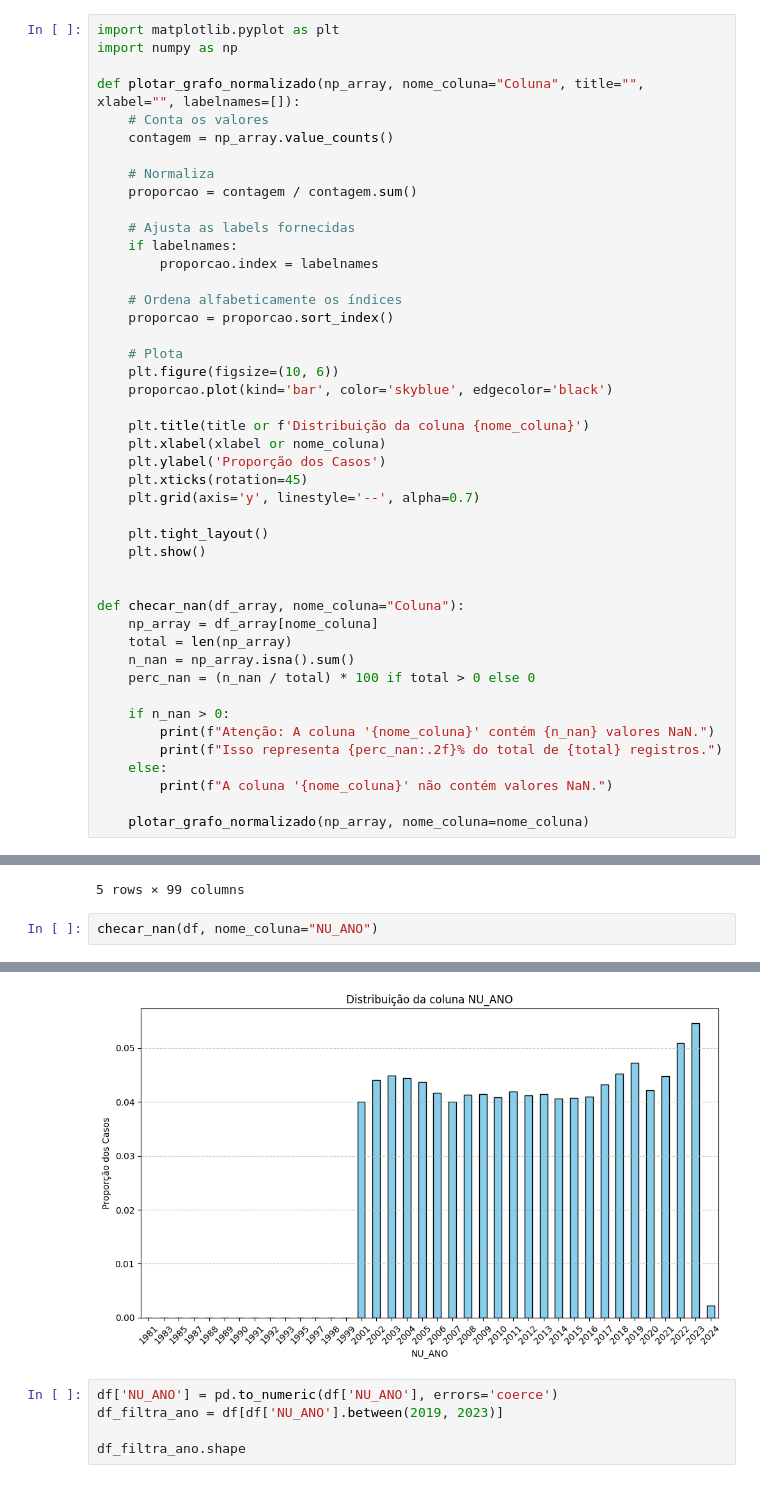
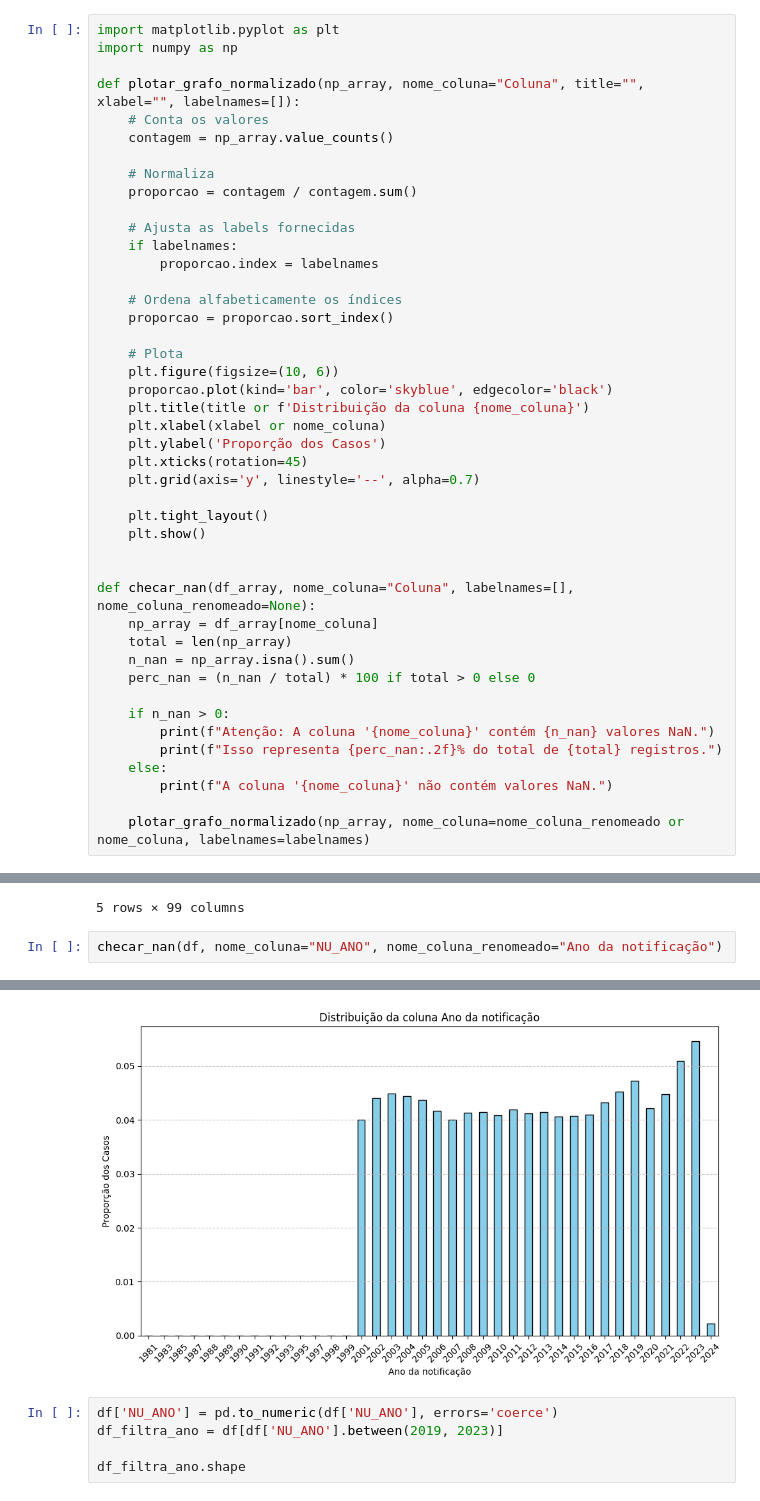
Before and after one commit to FreitasVarejo/MC853-Project, a Jupyter notebook: lab01/notebook.ipynb, the cells around one changed output, grey strips where cells are left out. Saved outputs shown, nothing was run; the diff lists cells and outputs as text.

```diff
--- a/lab01/notebook.ipynb
+++ b/lab01/notebook.ipynb
@@ -19,7 +19,6 @@ def plotar_grafo_normalizado(np_array, nome_coluna="Coluna", title="", xlabel=""
     # Plota
     plt.figure(figsize=(10, 6))
     proporcao.plot(kind='bar', color='skyblue', edgecolor='black')
-
     plt.title(title or f'Distribuição da coluna {nome_coluna}')
     plt.xlabel(xlabel or nome_coluna)
     plt.ylabel('Proporção dos Casos')
@@ -30,7 +29,7 @@ def plotar_grafo_normalizado(np_array, nome_coluna="Coluna", title="", xlabel=""
     plt.show()
 
 
-def checar_nan(df_array, nome_coluna="Coluna"):
+def checar_nan(df_array, nome_coluna="Coluna", labelnames=[], nome_coluna_renomeado=None):
     np_array = df_array[nome_coluna]
     total = len(np_array)
     n_nan = np_array.isna().sum()
@@ -42,7 +41,7 @@ def checar_nan(df_array, nome_coluna="Coluna"):
     else:
         print(f"A coluna '{nome_coluna}' não contém valores NaN.")
 
-    plotar_grafo_normalizado(np_array, nome_coluna=nome_coluna)
+    plotar_grafo_normalizado(np_array, nome_coluna=nome_coluna_renomeado or nome_coluna, labelnames=labelnames)
 # %%
 import pandas as pd
 import os
@@ -62,10 +61,10 @@ df.head()
 | 4 | 4 | 2 | A169 | 2001-01-05 | 2001 | 13 | 130120 | 0 | 2001-01-05 | ... |
 5 rows × 99 columns
 # %%
-checar_nan(df, nome_coluna="NU_ANO")
+checar_nan(df, nome_coluna="NU_ANO", nome_coluna_renomeado="Ano da notificação")
 # %% [output]
 A coluna 'NU_ANO' não contém valores NaN.
-[figure, old version]
+[figure, new version]
 # %%
 df['NU_ANO'] = pd.to_numeric(df['NU_ANO'], errors='coerce')
 df_filtra_ano = df[df['NU_ANO'].between(2019, 2023)]
```
Also changed, not shown: parts of 11 cells of this notebook, 3 other files.
